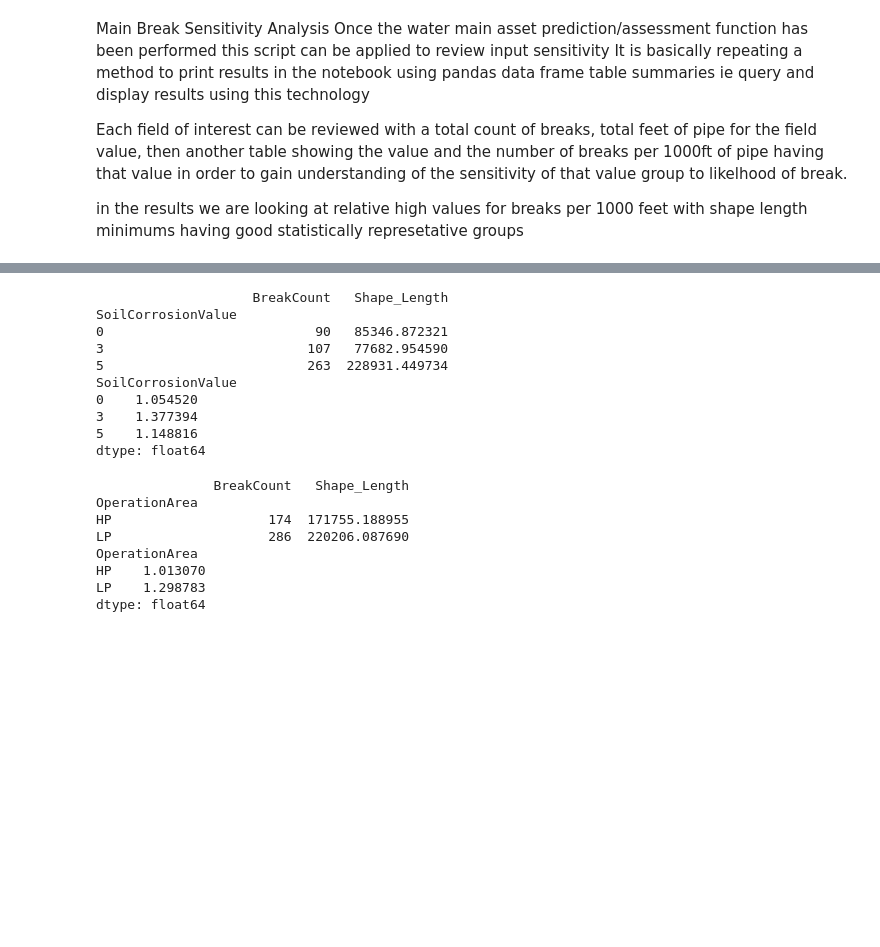
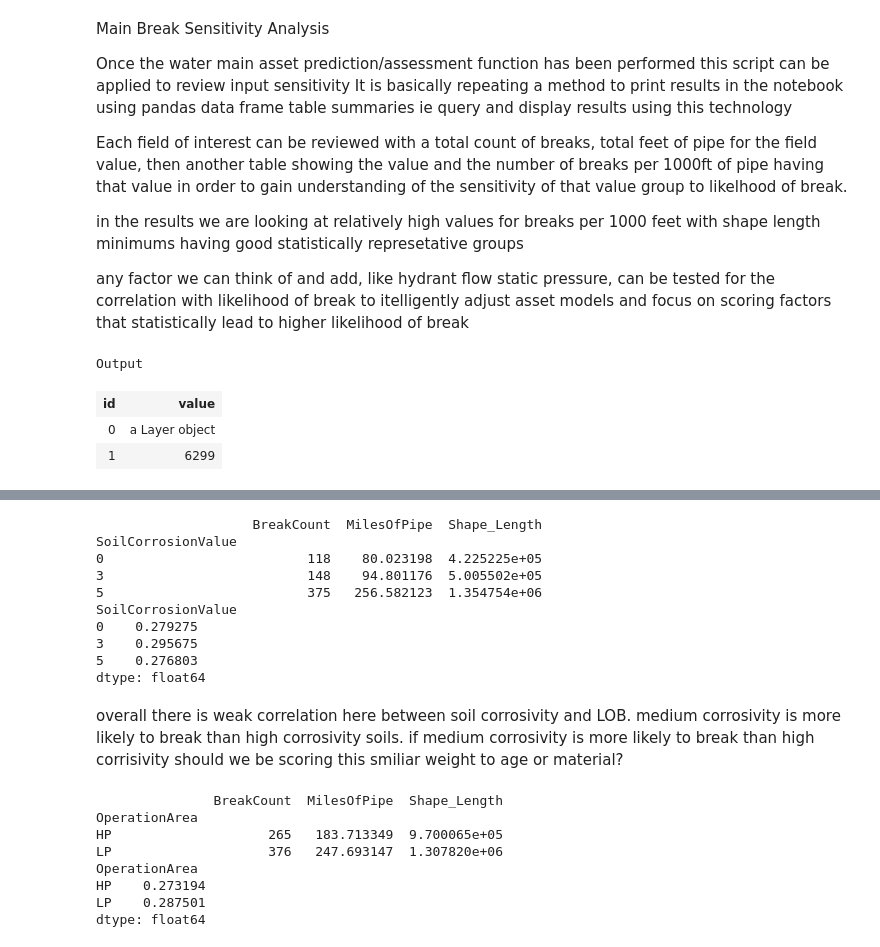
Before and after one commit to gontek/CMED, a Jupyter notebook: MainBreakSensitivity.ipynb, the cells around one changed output, grey strips where cells are left out. Drawn from its saved outputs; the diff is of its cells as text; code cells hidden in the pictures; blank space fills up the shorter version.

```diff
--- a/MainBreakSensitivity.ipynb
+++ b/MainBreakSensitivity.ipynb
@@ -1,15 +1,23 @@
 # %% [markdown]
 Main Break Sensitivity Analysis
+
 Once the water main asset prediction/assessment function has been performed this script can be applied to review input sensitivity
 It is basically repeating a method to print results in the notebook using pandas data frame table summaries
 ie query and display results using this technology
 
 Each field of interest can be reviewed with a total count of breaks, total feet of pipe for the field value, then another table showing the value and the number of breaks per 1000ft of pipe having that value in order to gain understanding of the sensitivity of that value group to likelhood of break.
 
-in the results we are looking at relative high values for breaks per 1000 feet with shape length minimums having good statistically represetative groups
+in the results we are looking at relatively high values for breaks per 1000 feet with shape length minimums having good statistically represetative groups
+
+any factor we can think of and add, like hydrant flow static pressure, can be tested for the correlation with likelihood of break to itelligently adjust asset models and focus on scoring factors that statistically lead to higher likelihood of break
 # %%
-watermains = r"Water_Main_202110_breakpoints"
+watermains = r"Water_Main_2021_12_3"
 
 #make a selection for potable
 
 arcpy.management.SelectLayerByAttribute(watermains, "NEW_SELECTION", "WATERTYPE = 'Potable' And MAINTBY NOT IN (-1)", None)
+# %% [output]
+Output
+| id | value |
+| 0 | a Layer object |
+| 1 | 6299 |
@@ -38,7 +32,7 @@ arcpy.management.SelectLayerByAttribute(watermains, "NEW_SELECTION", "WATERTYPE
 
 fc = watermains
 
-fields = ['SoilCorrosionValue', 'BreakCount', 'Shape_Length'] #Change to match your input
+fields = ['SoilCorrosionValue', 'BreakCount', 'MilesOfPipe', 'Shape_Length'] #Change to match your input
 
 df = pd.DataFrame.from_records(data=arcpy.da.SearchCursor(fc,fields),columns=fields)
 table = df.groupby(['SoilCorrosionValue']).sum()
@@ -50,20 +44,22 @@ from IPython.display import display, HTML
 print(table)
 #display(table)
 
-#if medium corrosivity is more likely to break than high corrisivity should we be scoring this smiliar weight to age or material?
-
 #display(HTML(table.to_html()))
 # %% [output]
-                    BreakCount   Shape_Length
+                    BreakCount  MilesOfPipe  Shape_Length
 SoilCorrosionValue
-0                           90   85346.872321
-3                          107   77682.954590
-5                          263  228931.449734
+0                          118    80.023198  4.225225e+05
+3                          148    94.801176  5.005502e+05
+5                          375   256.582123  1.354754e+06
 SoilCorrosionValue
-0    1.054520
-3    1.377394
-5    1.148816
+0    0.279275
+3    0.295675
+5    0.276803
 dtype: float64
+# %% [markdown]
+overall there is weak correlation here between soil corrosivity and LOB.
+medium corrosivity is more likely to break than high corrosivity soils.
+if medium corrosivity is more likely to break than high corrisivity should we be scoring this smiliar weight to age or material?
 # %%
 #what is the sensitivity of operational pressure zone to likelihood of main break?
 
@@ -72,7 +68,7 @@ arcpy.management.SelectLayerByAttribute(watermains, "NEW_SELECTION", "WATERTYPE
 
 fc = watermains
 
-fields = ['OperationArea', 'BreakCount', 'Shape_Length'] #Change to match your input
+fields = ['OperationArea', 'BreakCount', 'MilesOfPipe', 'Shape_Length'] #Change to match your input
 
 df = pd.DataFrame.from_records(data=arcpy.da.SearchCursor(fc,fields),columns=fields)
 table = df.groupby(['OperationArea']).sum()
@@ -83,19 +79,12 @@ table = df.groupby(['OperationArea']).apply(lambda x: x['BreakCount'].sum()/x['S
 from IPython.display import display, HTML
 print(table)
 #display(table)
-
-#if medium corrosivity is more likely to break than high corrisivity should we be scoring this smiliar weight to age or material?
-
-#display(HTML(table.to_html()))
-
-
-#this one makes sense because the LP zone is generally older
 # %% [output]
-               BreakCount   Shape_Length
+               BreakCount  MilesOfPipe  Shape_Length
 OperationArea
-HP                    174  171755.188955
-LP                    286  220206.087690
+HP                    265   183.713349  9.700065e+05
+LP                    376   247.693147  1.307820e+06
 OperationArea
-HP    1.013070
-LP    1.298783
+HP    0.273194
+LP    0.287501
 dtype: float64
```
Also changed, not shown: parts of 16 cells of this notebook, 2 other files.
